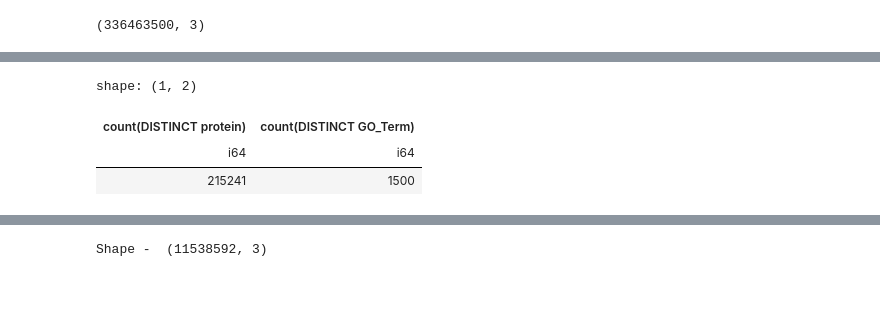
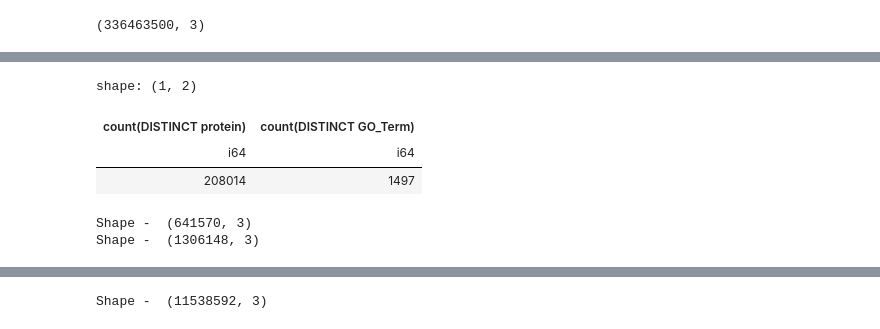
Before and after one commit to sumaniitm/cafa-6-protein-function-prediction-kaggle, a Jupyter notebook: cafa6-baseline-and-feature-engineering.ipynb, the cells around one changed output, grey strips where cells are left out. Saved outputs shown, nothing was run; the diff lists cells and outputs as text; code cells hidden in the pictures; blank space fills up the shorter version.

```diff
--- a/cafa6-baseline-and-feature-engineering.ipynb
+++ b/cafa6-baseline-and-feature-engineering.ipynb
@@ -993,8 +994,8 @@ shape: (10, 3)
 # %%
-dd.sql("select count(distinct(protein)), count(distinct(GO_Term)) from submission_df_bp").pl()
+dd.sql("select count(distinct(protein)), count(distinct(GO_Term)) from submission_df_cc").pl()
 # %% [output]
 shape: (1, 2)
 | count(DISTINCT protein) | count(DISTINCT GO_Term) |
 | i64 | i64 |
-| 215241 | 1500 |
+| 208014 | 1497 |
 # %%
@@ -1006,13 +1007,16 @@ submission_df_bp.write_csv("submission_df_bp.tsv", separator="\t", include_heade
 submission_df_cc.columns = ['protein','GO_Term','Probability']
 print("Shape - ", submission_df_cc.shape)"""
 
-"""submission_df_mf = pl.read_csv('/kaggle/input/suman-cafa6-submission-df-all/submission_df_mf.tsv', separator="\t")
+submission_df_mf = pl.read_csv('/kaggle/input/suman-cafa6-submission-df-all/submission_df_mf.tsv', separator="\t")
 submission_df_mf.columns = ['protein','GO_Term','Probability']
-print("Shape - ", submission_df_mf.shape)"""
+print("Shape - ", submission_df_mf.shape)
 
-"""submission_df_bp = pl.read_csv('/kaggle/input/suman-cafa6-submission-df-all/submission_df_bp.tsv', separator="\t")
+submission_df_bp = pl.read_csv('/kaggle/input/suman-cafa6-submission-df-all/submission_df_bp.tsv', separator="\t")
 submission_df_bp.columns = ['protein','GO_Term','Probability']
-print("Shape - ", submission_df_bp.shape)"""
+print("Shape - ", submission_df_bp.shape)
+# %% [output]
+Shape -  (641570, 3)
+Shape -  (1306148, 3)
 # %%
 submission_df = pl.concat([submission_df_mf, submission_df_bp, submission_df_cc])
 submission_df.shape
```
Also changed, not shown: parts of 39 cells of this notebook.
